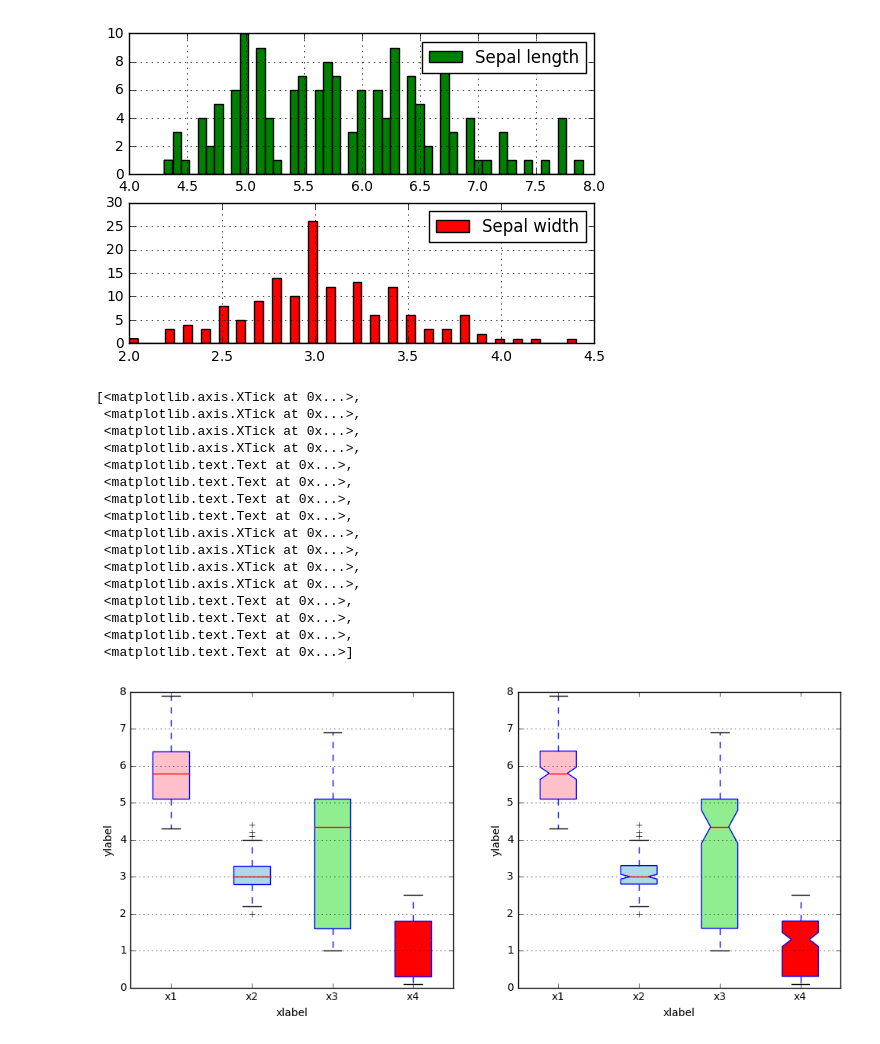
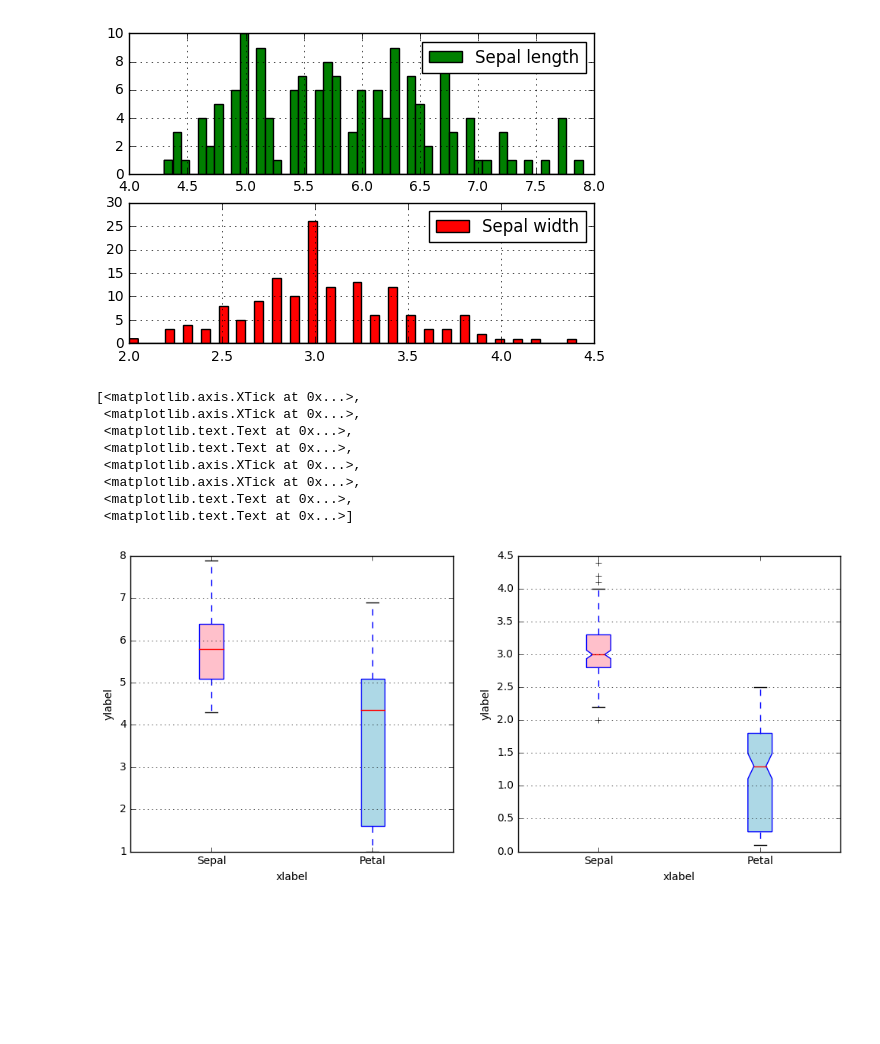
Before and after one commit to xmaseve/Plot-by-Python, a Jupyter notebook: Untitled3.ipynb, the cells around one changed output. Cells and saved outputs as stored; diff of their text form; code cells hidden in the pictures; blank space fills up the shorter version.

```diff
--- a/Untitled3.ipynb
+++ b/Untitled3.ipynb
@@ -43,52 +45,44 @@ plt.grid(True)
 # %% [output]
 [figure]
 # %%
-all_data = [sepal_length, sepal_width, petal_length, petal_width]
-
+length_data = [sepal_length, petal_length]
+width_data = [sepal_width, petal_width]
 fig, axes = plt.subplots(nrows=1, ncols=2, figsize=(12, 5))
 
 # rectangular box plot
-bplot1 = axes[0].boxplot(all_data,
+bplot1 = axes[0].boxplot(length_data,
                          vert=True,   # vertical box aligmnent
                          patch_artist=True)   # fill with color
 
 # notch shape box plot
-bplot2 = axes[1].boxplot(all_data,
+bplot2 = axes[1].boxplot(width_data,
                          notch=True,  # notch shape
                          vert=True,   # vertical box aligmnent
                          patch_artist=True)   # fill with color
 
 # fill with colors
-colors = ['pink', 'lightblue', 'lightgreen', 'red']
+colors = ['pink', 'lightblue']
 for bplot in (bplot1, bplot2):
     for patch, color in zip(bplot['boxes'], colors):
         patch.set_facecolor(color)
 
 # adding horizontal grid lines
 for ax in axes:
     ax.yaxis.grid(True)
-    ax.set_xticks([y+1 for y in range(len(all_data))], )
+    ax.set_xticks([y+1 for y in range(len(length_data))], )
     ax.set_xlabel('xlabel')
     ax.set_ylabel('ylabel')
 
 # add x-tick labels
-plt.setp(axes, xticks=[y+1 for y in range(len(all_data))],
-         xticklabels=['x1', 'x2', 'x3', 'x4'])
+plt.setp(axes, xticks=[y+1 for y in range(len(length_data))],
+         xticklabels=["Sepal", "Petal"])
 # %% [output]
 [<matplotlib.axis.XTick at 0x...>,
  <matplotlib.axis.XTick at 0x...>,
- <matplotlib.axis.XTick at 0x...>,
- <matplotlib.axis.XTick at 0x...>,
- <matplotlib.text.Text at 0x...>,
- <matplotlib.text.Text at 0x...>,
  <matplotlib.text.Text at 0x...>,
  <matplotlib.text.Text at 0x...>,
  <matplotlib.axis.XTick at 0x...>,
  <matplotlib.axis.XTick at 0x...>,
- <matplotlib.axis.XTick at 0x...>,
- <matplotlib.axis.XTick at 0x...>,
- <matplotlib.text.Text at 0x...>,
- <matplotlib.text.Text at 0x...>,
  <matplotlib.text.Text at 0x...>,
  <matplotlib.text.Text at 0x...>]
-[figure, old version]
+[figure, new version]
```
Also changed, not shown: parts of 1 cell of this notebook.
